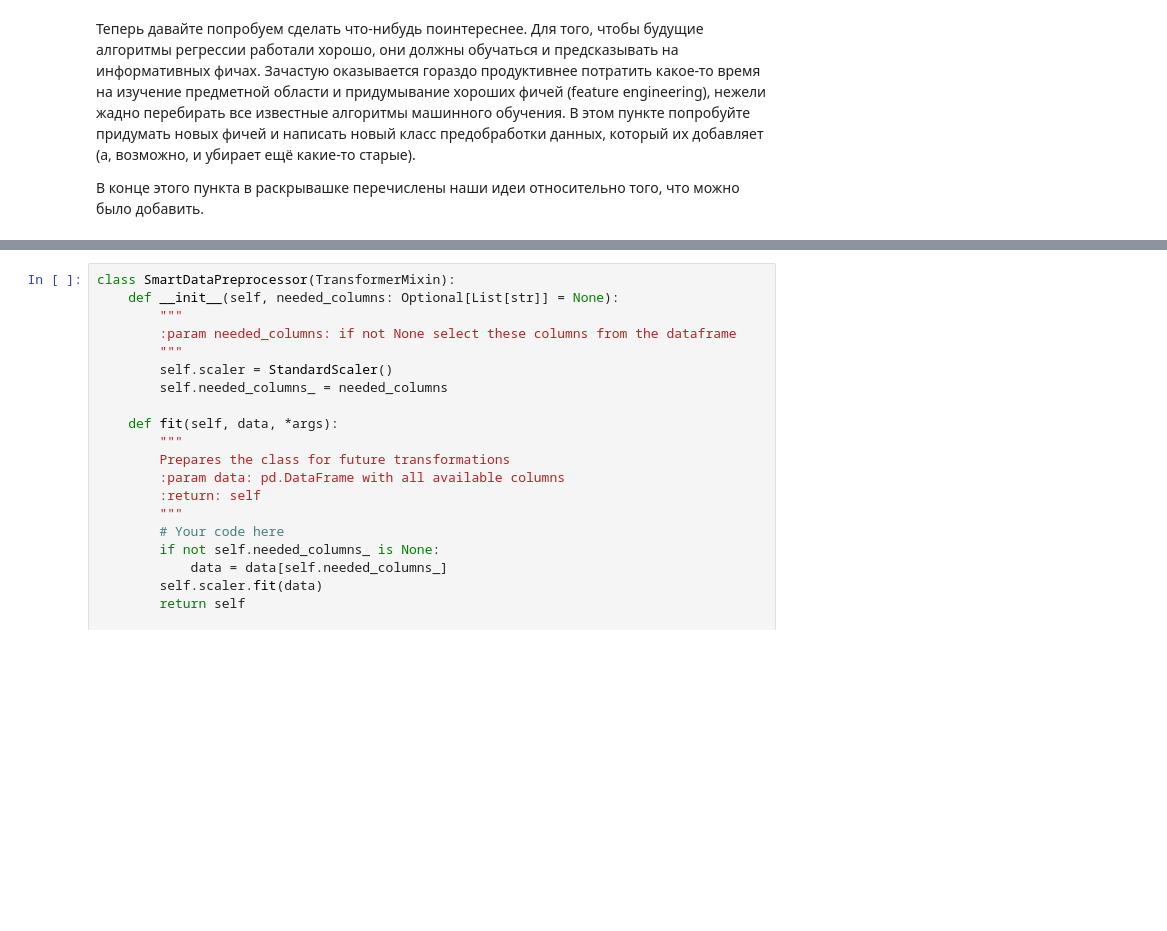
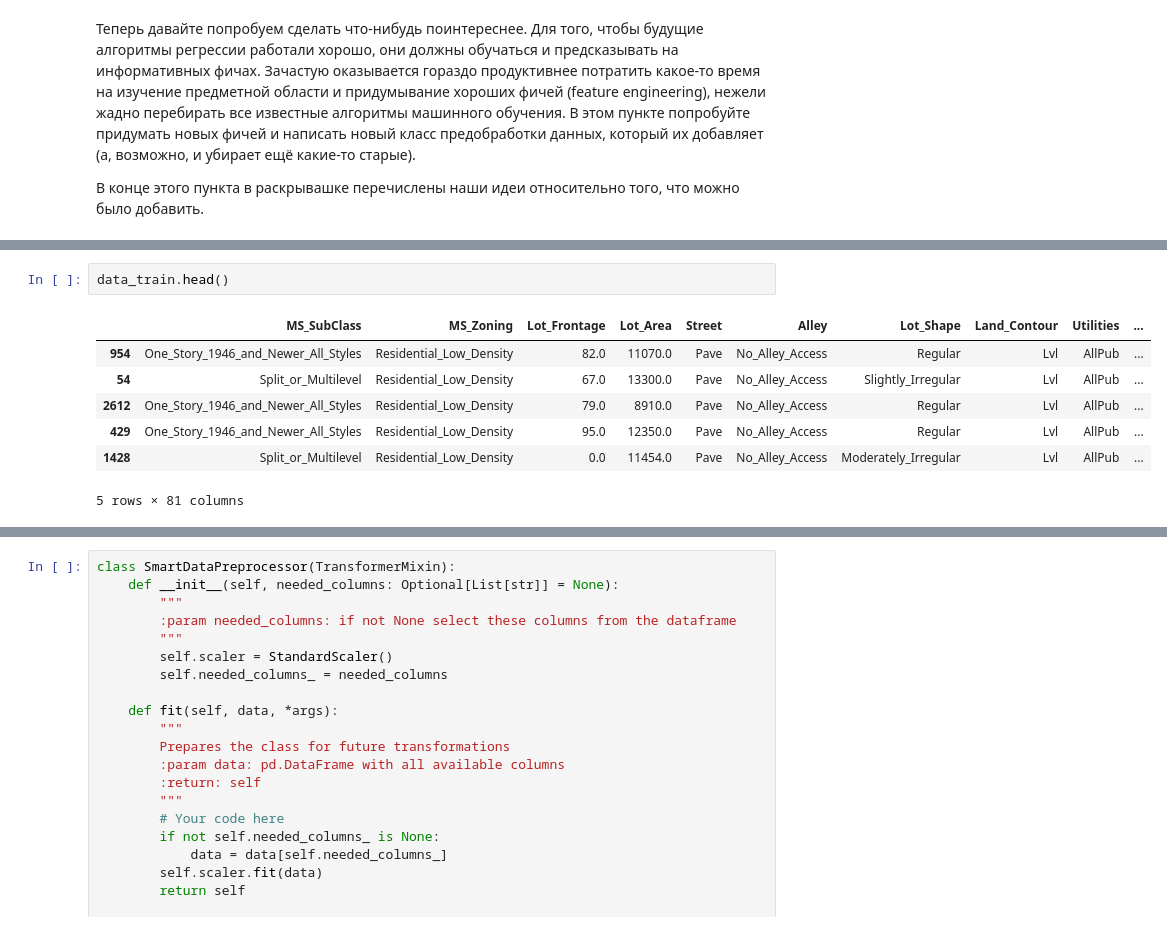
Before and after one commit to succSeeded/ml-yandex, a Jupyter notebook: part2-linear-models/hw.ipynb, the cells around one changed output, grey strips where cells are left out. Drawn from its saved outputs; the diff is of its cells as text; blank space fills up the shorter version.

```diff
--- a/part2-linear-models/hw.ipynb
+++ b/part2-linear-models/hw.ipynb
@@ -220,0 +238,10 @@ True
+# %%
+data_train.head()
+# %% [output]
+|  | MS_SubClass | MS_Zoning | Lot_Frontage | Lot_Area | Street | Alley | Lot_Shape | Land_Contour | Utilities | ... |
+| 954 | One_Story_1946_and_Newer_All_Styles | Residential_Low_Density | 82.0 | 11070.0 | Pave | No_Alley_Access | Regular | Lvl | AllPub | ... |
+| 54 | Split_or_Multilevel | Residential_Low_Density | 67.0 | 13300.0 | Pave | No_Alley_Access | Slightly_Irregular | Lvl | AllPub | ... |
+| 2612 | One_Story_1946_and_Newer_All_Styles | Residential_Low_Density | 79.0 | 8910.0 | Pave | No_Alley_Access | Regular | Lvl | AllPub | ... |
+| 429 | One_Story_1946_and_Newer_All_Styles | Residential_Low_Density | 95.0 | 12350.0 | Pave | No_Alley_Access | Regular | Lvl | AllPub | ... |
+| 1428 | Split_or_Multilevel | Residential_Low_Density | 0.0 | 11454.0 | Pave | No_Alley_Access | Moderately_Irregular | Lvl | AllPub | ... |
+5 rows × 81 columns
```
Also changed, not shown: parts of 32 cells of this notebook, 2 other files.
